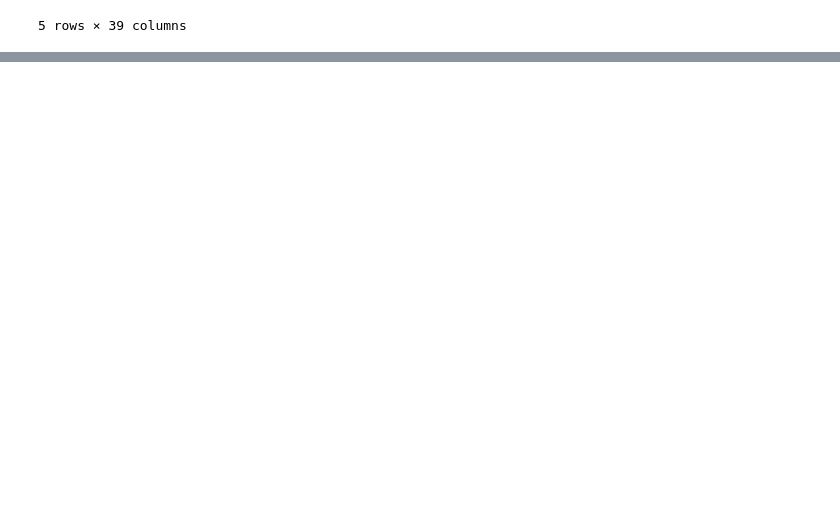
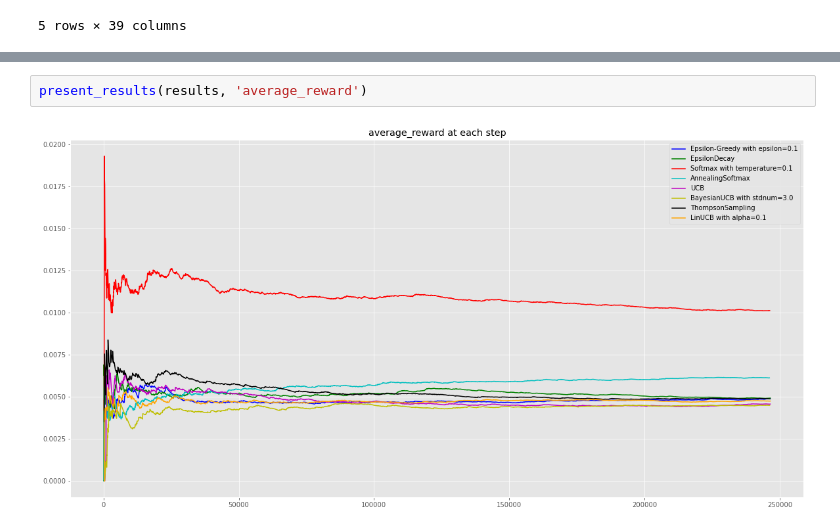
Before and after one commit to raychng/bt4014-project, a Jupyter notebook: bandits.ipynb, the cells around one changed output, grey strips where cells are left out. Cells and saved outputs as stored; diff of their text form; blank space fills up the shorter version.

Commit message:
Update bandits.ipynb
Added additional plots

```diff
--- a/bandits.ipynb
+++ b/bandits.ipynb
@@ -464,3 +531,7 @@ results
+# %%
+present_results(results, 'average_reward')
+# %% [output]
+[figure, added]
 # %%
 present_results(results, 'cumulative_reward')
 # %% [output]
```
Also changed, not shown: parts of 9 cells of this notebook.
